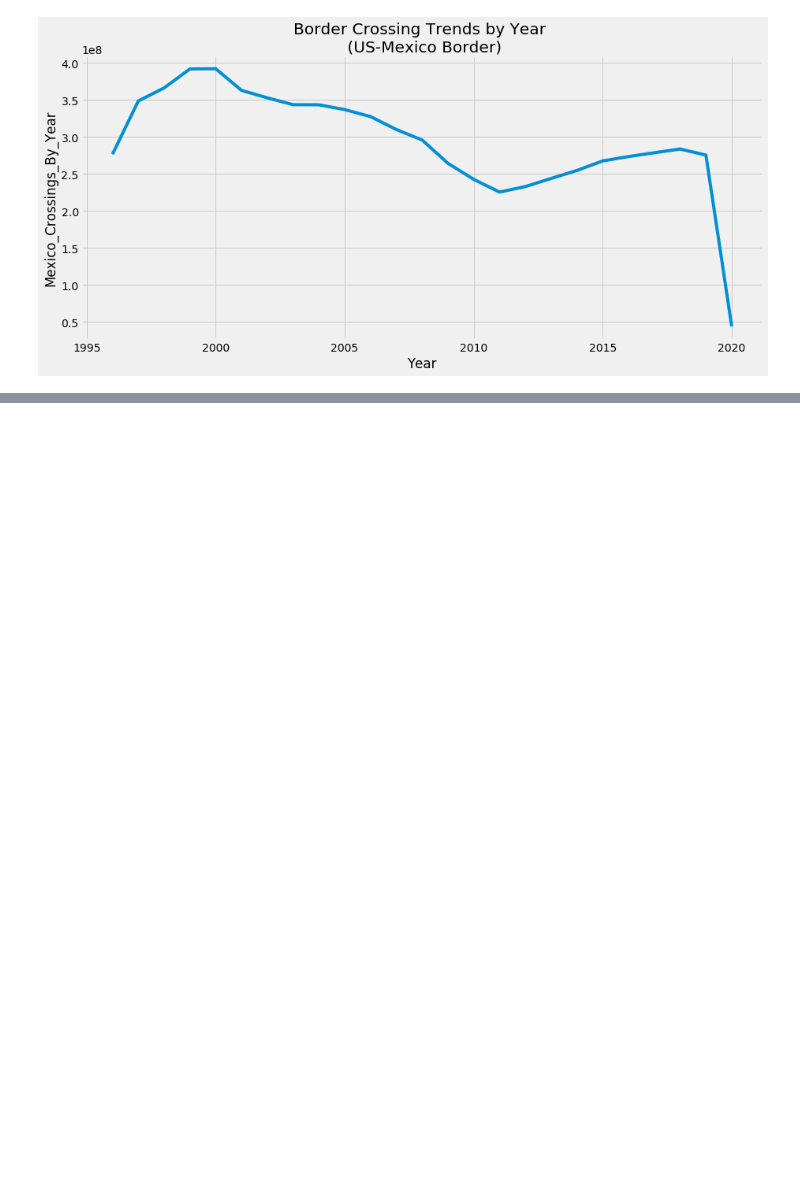
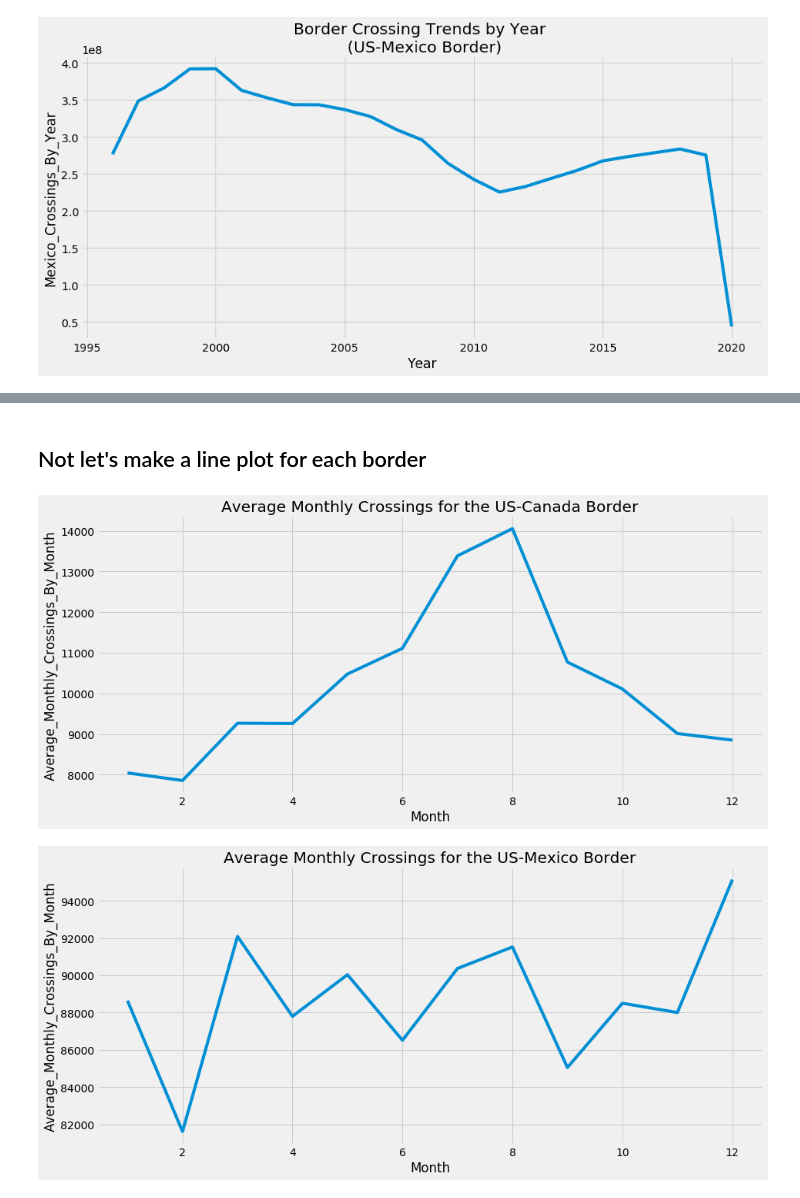
Before and after one commit to michaelbeebe123/us_border_crossings, a Jupyter notebook: border_crossings.ipynb, the cells around one changed output, grey strips where cells are left out. Cells and saved outputs as stored; diff of their text form; code cells hidden in the pictures; blank space fills up the shorter version.

```diff
--- a/border_crossings.ipynb
+++ b/border_crossings.ipynb
@@ -357,0 +421,5 @@ plt.show()
+# %%
+df2['Average_Monthly_Crossings_By_Month'] = \
+    df2.groupby(['Border','Month'])['Crossings'].transform('mean')
+
+df2[['Border', 'State', 'Month', 'Average_Monthly_Crossings_By_Month']]
@@ -357,0 +440,18 @@ plt.show()
+# %% [markdown]
+Not let's make a line plot for each border
+--
+# %%
+for i in df2['Border'].unique():
+    fig = plt.figure(figsize=(12, 5))
+    ax = fig.add_axes([0,0,1,1])
+    sns.lineplot(
+        x=df2['Month'],
+        y=df2.loc[df2['Border'] == str(i)]['Average_Monthly_Crossings_By_Month'],
+        ax=ax
+    )
+    plt.title(f'Average Monthly Crossings for the {i}')
+    plt.tight_layout()
+    plt.show()
+# %% [output]
+[figure, added]
+[figure, added]
```
Also changed, not shown: parts of 18 cells of this notebook, 1 other file.
